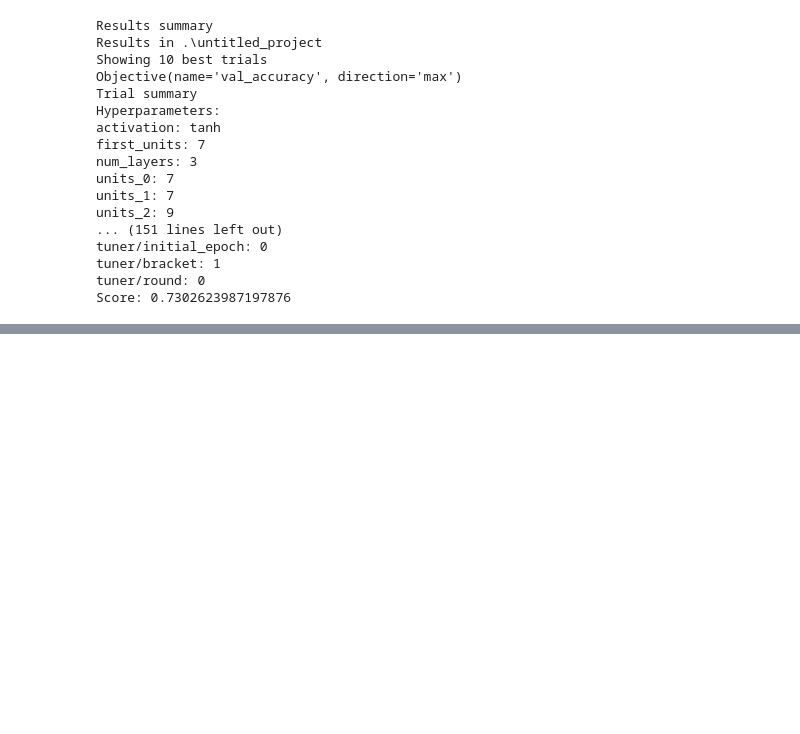
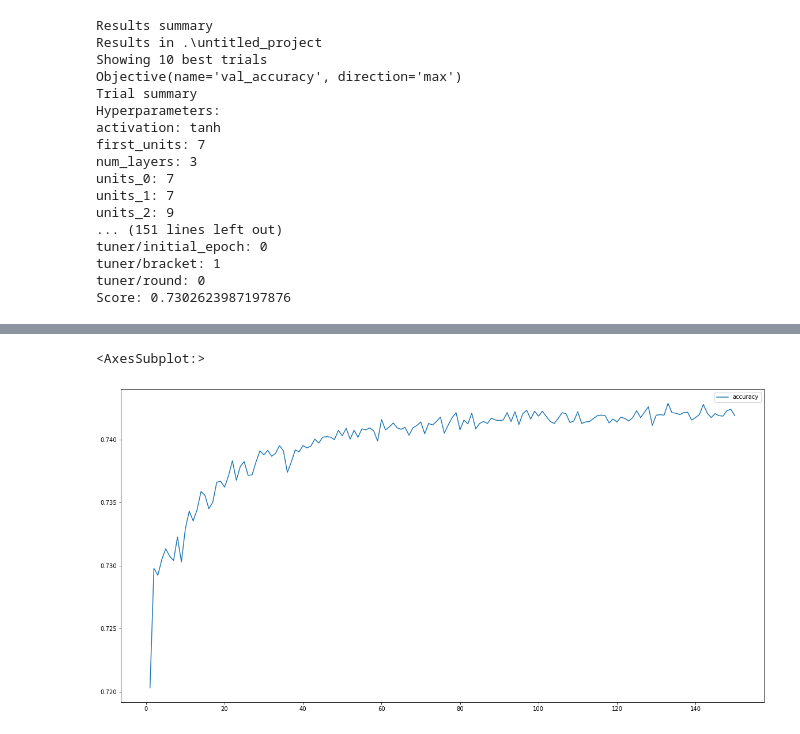
Before and after one commit to HendersonAlec2212/deep_learning, a Jupyter notebook: deep_learning.ipynb, the cells around one changed output, grey strips where cells are left out. Drawn from its saved outputs; the diff is of its cells as text; code cells hidden in the pictures; blank space fills up the shorter version.

Commit message:
added new model comparing tanh to ReLU

```diff
--- a/deep_learning.ipynb
+++ b/deep_learning.ipynb
@@ -381,0 +388,16 @@ tf.keras.models.save_model(
+# %%
+# Define the model - deep neural net, i.e., the number of input features and hidden nodes for each layer.
+
+nn_model = tf.keras.models.Sequential()
+
+# First hidden layer
+nn_model.add(tf.keras.layers.Dense(units=80, activation="tanh", input_dim=len(X_train[0]))) #len(X_train[0]) == features in DF
+
+# Second hidden layer
+nn_model.add(tf.keras.layers.Dense(units=30, activation="tanh"))
+
+# Output layer
+nn_model.add(tf.keras.layers.Dense(units=1, activation="sigmoid"))
+
+# Check the structure of the model
+nn_model.summary()
@@ -381,0 +420,4 @@ tf.keras.models.save_model(
+# %%
+nn_model.compile(loss="binary_crossentropy", optimizer="adam",metrics=["accuracy"])
+# %%
+fit_model = nn_model.fit(X_train_scaled, y_train, epochs=150)
@@ -381,0 +450,7 @@ tf.keras.models.save_model(
+# %%
+history_df = pd.DataFrame(fit_model.history, index=range(1,len(fit_model.history['loss'])+1))
+
+history_df.plot(y='accuracy', figsize=(20,10))
+# %% [output]
+<AxesSubplot:>
+[figure, added]
```
Also changed, not shown: parts of 6 cells of this notebook.
